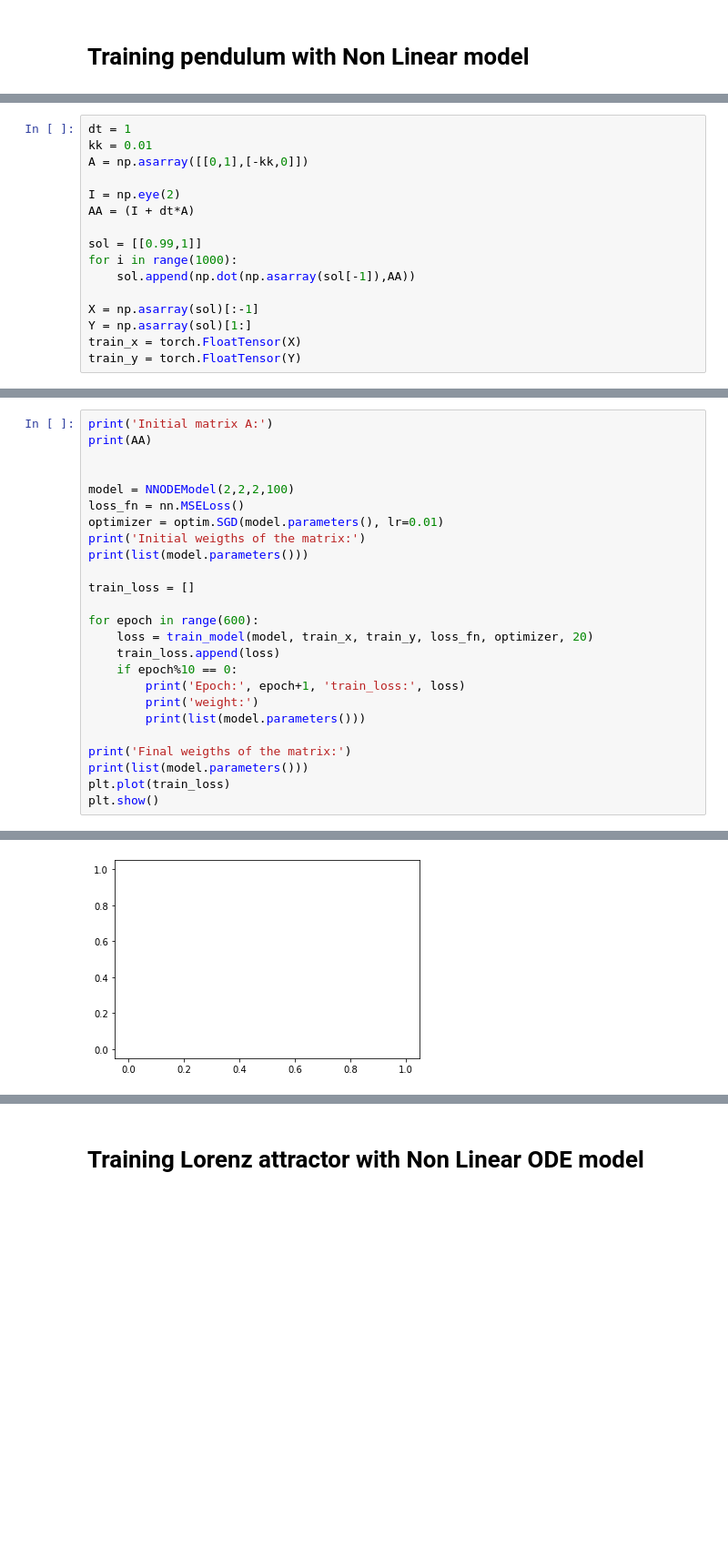
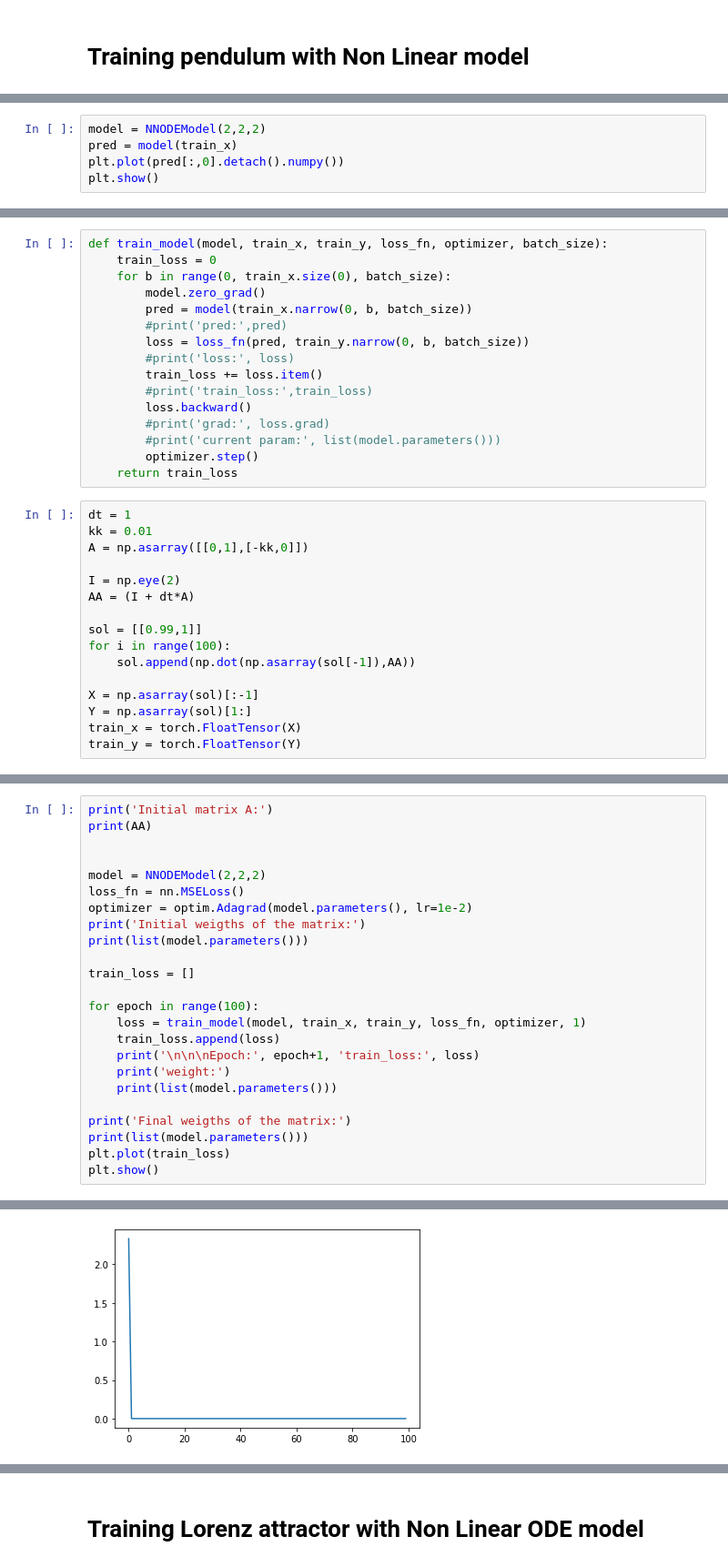
Before and after one commit to KennethThNg/Semester-project-dynamical-system-learning, a Jupyter notebook: ODELayersTest.ipynb, the cells around one changed output, grey strips where cells are left out. Shown at 91% size. Cells and saved outputs as stored; diff of their text form; blank space fills up the shorter version.

```diff
--- a/ODELayersTest.ipynb
+++ b/ODELayersTest.ipynb
@@ -336,0 +388,5 @@ plt.show()
+# %%
+model = NNODEModel(2,2,2)
+pred = model(train_x)
+plt.plot(pred[:,0].detach().numpy())
+plt.show()
@@ -337,3 +415,19 @@ plt.show()
+# %%
+def train_model(model, train_x, train_y, loss_fn, optimizer, batch_size):
+    train_loss = 0
+    for b in range(0, train_x.size(0), batch_size):
+        model.zero_grad()
+        pred = model(train_x.narrow(0, b, batch_size))
+        #print('pred:',pred)
+        loss = loss_fn(pred, train_y.narrow(0, b, batch_size))
+        #print('loss:', loss)
+        train_loss += loss.item()
+        #print('train_loss:',train_loss)
+        loss.backward()
+        #print('grad:', loss.grad)
+        #print('current param:', list(model.parameters()))
+        optimizer.step()
+    return train_loss
 # %%
 dt = 1
 kk = 0.01
@@ -343,7 +437,7 @@ I = np.eye(2)
 AA = (I + dt*A)
 
 sol = [[0.99,1]]
-for i in range(1000):
+for i in range(100):
     sol.append(np.dot(np.asarray(sol[-1]),AA))
 
 X = np.asarray(sol)[:-1]
@@ -355,21 +459,20 @@ print('Initial matrix A:')
 print(AA)
 
 
-model = NNODEModel(2,2,2,100)
+model = NNODEModel(2,2,2)
 loss_fn = nn.MSELoss()
-optimizer = optim.SGD(model.parameters(), lr=0.01)
+optimizer = optim.Adagrad(model.parameters(), lr=1e-2)
 print('Initial weigths of the matrix:')
 print(list(model.parameters()))
 
 train_loss = []
 
-for epoch in range(600):
-    loss = train_model(model, train_x, train_y, loss_fn, optimizer, 20)
+for epoch in range(100):
+    loss = train_model(model, train_x, train_y, loss_fn, optimizer, 1)
     train_loss.append(loss)
-    if epoch%10 == 0:
-        print('Epoch:', epoch+1, 'train_loss:', loss)
-        print('weight:')
-        print(list(model.parameters()))
+    print('\n\n\nEpoch:', epoch+1, 'train_loss:', loss)
+    print('weight:')
+    print(list(model.parameters()))
 
 print('Final weigths of the matrix:')
 print(list(model.parameters()))
@@ -396 +499 @@ tensor([[[-0.3817, -0.9234],
-[figure, old version]
+[figure, new version]
```
Also changed, not shown: parts of 42 cells of this notebook.
